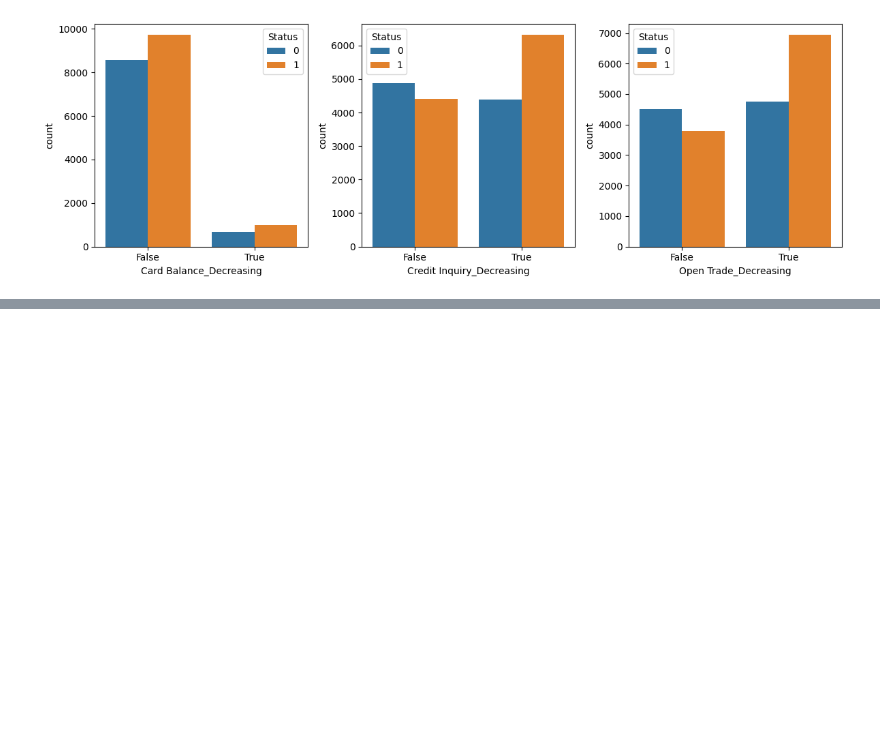
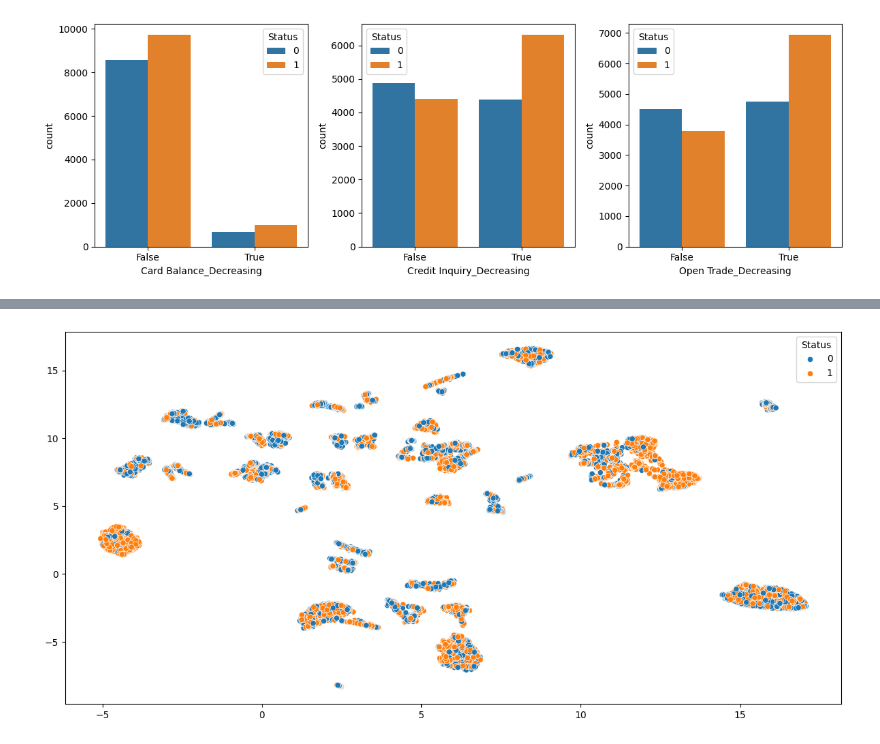
Before and after one commit to ostapenkovs/wells-fargo-case-study, a Jupyter notebook: notebooks/2_data_analysis.ipynb, the cells around one changed output, grey strips where cells are left out. Saved outputs shown, nothing was run; the diff lists cells and outputs as text; code cells hidden in the pictures; blank space fills up the shorter version.

```diff
--- a/notebooks/2_data_analysis.ipynb
+++ b/notebooks/2_data_analysis.ipynb
@@ -81,0 +86,4 @@ Name: count, dtype: int64
+# %%
+p = .995
+for col_name in ('Amount Past Due', 'DDA Balance_9m'):
+    print(f'{ round(p*100, 1) }th percentile for {col_name} is: { np.round( np.quantile(train[col_name], p), 2) }')
@@ -165,3 +212,14 @@ plt.show()
 # %%
 # If there are fewer credit inquiries as well as accounts over time, perhaps a customer's financial situation is improving.
 # However, if they are closing out their accounts, there is less of a chance to be delinquent (status of zero).
+# %%
+cols = ['Card Balance', 'Delinquency Status', 'Credit Inquiry', 'Open Trade', 'Card Utilization', 'Race', 'Gender', 'Mortgage']
+umap_neighbors = 500
+k = 2
+
+# standardizing features to mean 0 and unit variance
+scaler = StandardScaler()
+X_scaled = scaler.fit_transform(train[cols])
+# computing UMAP embedding
+reducer = umap.UMAP(n_neighbors=umap_neighbors, n_components=k, metric='canberra', init='random', verbose=True)
+embedding = reducer.fit_transform(X_scaled)
@@ -167,0 +252,9 @@ plt.show()
+# %%
+fig, ax = plt.subplots(1, 1, figsize=(12, 6))
+
+sns.scatterplot(x=embedding[:, 0], y=embedding[:, 1], hue=train['Status'])
+
+plt.tight_layout()
+plt.show()
+# %% [output]
+[figure, added]
```
Also changed, not shown: parts of 14 cells of this notebook.
